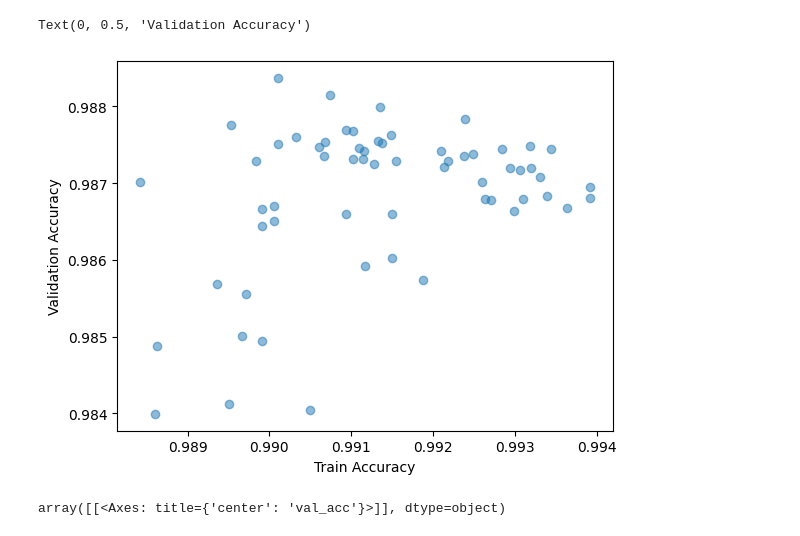
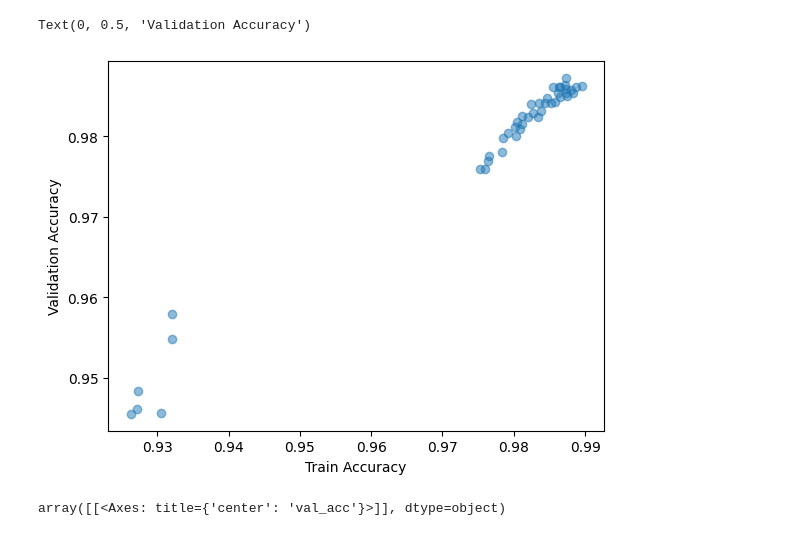
Before and after one commit to peterse/mldec, a Jupyter notebook: src/mldec/analysis/reps_analysis.ipynb, the cells around one changed output. Drawn from its saved outputs; the diff is of its cells as text; code cells hidden in the pictures.

```diff
--- a/src/mldec/analysis/reps_analysis.ipynb
+++ b/src/mldec/analysis/reps_analysis.ipynb
@@ -11,5 +18,5 @@ First round hyperparameters to remove:
 # %%
-target = "reps-toric-code-exp-v0/gnn_reps_toric_code_results.csv"
+target = "reps-toric-code-exp-v0.1/gnn_reps_toric_code_results.csv"
 df = pd.read_csv(target)
 # %%
 df.head()
@@ -60,12 +62,12 @@ for column in ['lr', 'gcn_depth', 'gcn_min', 'mlp_depth', 'mlp_max']:
 # %%
-x = df[df['lr'] >= 0.001]["train_acc"]
-y = df[df['lr'] >= 0.001]["val_acc"]
+x = df[df['lr'] == 0.004]["train_acc"]
+y = df[df['lr'] == 0.004]["val_acc"]
 plt.scatter(x, y, alpha=0.5)
 plt.xlabel("Train Accuracy")
 plt.ylabel("Validation Accuracy")
 # %% [output]
 Text(0, 0.5, 'Validation Accuracy')
-[figure, old version]
+[figure, new version]
 # %%
 df.hist("val_acc")
 # %% [output]
```
Also changed, not shown: parts of 4 cells of this notebook, 11 other files.
